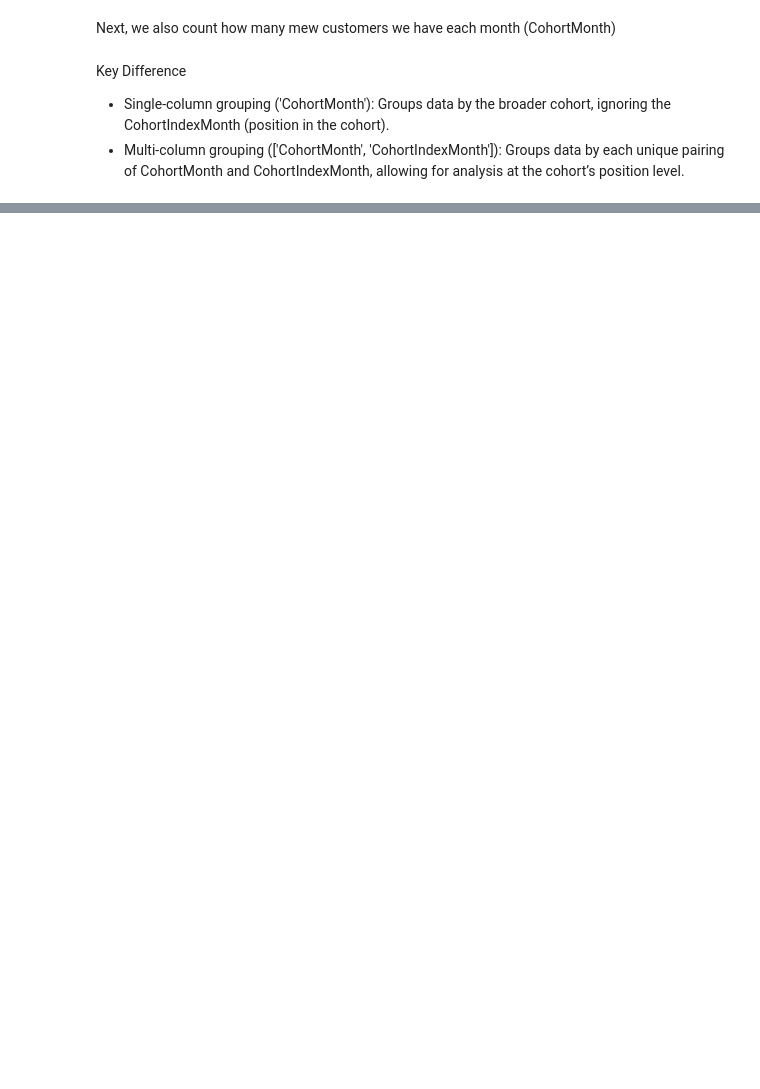
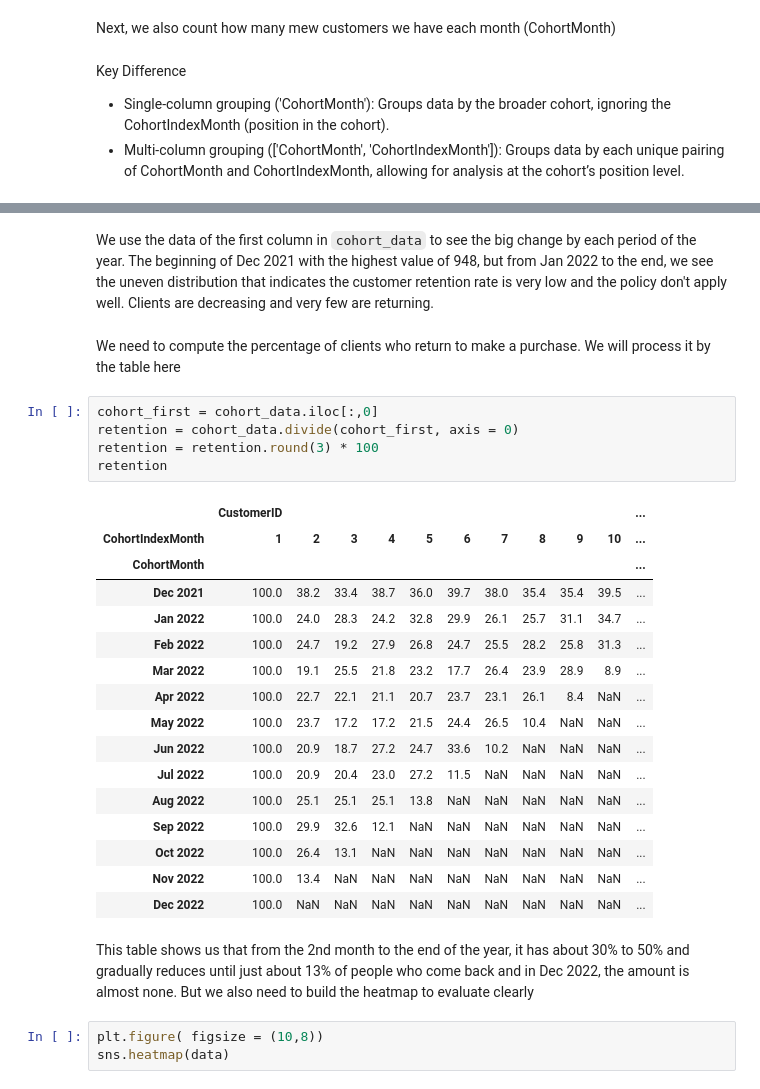
Before and after one commit to VietAnhNgg/Customer_Retention, a Jupyter notebook: CRR.ipynb, the cells around one changed output, grey strips where cells are left out. Saved outputs shown, nothing was run; the diff lists cells and outputs as text; blank space fills up the shorter version.

```diff
--- a/CRR.ipynb
+++ b/CRR.ipynb
@@ -350,0 +373,31 @@ Name: CustomerID, Length: 91, dtype: int64
+# %% [markdown]
+We use the data of the first column in `cohort_data` to see the big change by each period of the year. The beginning of Dec 2021 with the highest value of 948, but from Jan 2022 to the end, we see the uneven distribution that indicates the customer retention rate is very low and the policy don't apply well. Clients are decreasing and very few are returning.
+# %% [markdown]
+We need to compute the percentage of clients who return to make a purchase. We will process it by the table here
+# %%
+cohort_first = cohort_data.iloc[:,0]
+retention = cohort_data.divide(cohort_first, axis = 0)
+retention = retention.round(3) * 100
+retention
+# %% [output]
+|  | CustomerID |  |  |  |  |  |  |  |  |  | ... |
+| CohortIndexMonth | 1 | 2 | 3 | 4 | 5 | 6 | 7 | 8 | 9 | 10 | ... |
+| CohortMonth |  |  |  |  |  |  |  |  |  |  | ... |
+| Dec 2021 | 100.0 | 38.2 | 33.4 | 38.7 | 36.0 | 39.7 | 38.0 | 35.4 | 35.4 | 39.5 | ... |
+| Jan 2022 | 100.0 | 24.0 | 28.3 | 24.2 | 32.8 | 29.9 | 26.1 | 25.7 | 31.1 | 34.7 | ... |
+| Feb 2022 | 100.0 | 24.7 | 19.2 | 27.9 | 26.8 | 24.7 | 25.5 | 28.2 | 25.8 | 31.3 | ... |
+| Mar 2022 | 100.0 | 19.1 | 25.5 | 21.8 | 23.2 | 17.7 | 26.4 | 23.9 | 28.9 | 8.9 | ... |
+| Apr 2022 | 100.0 | 22.7 | 22.1 | 21.1 | 20.7 | 23.7 | 23.1 | 26.1 | 8.4 | NaN | ... |
+| May 2022 | 100.0 | 23.7 | 17.2 | 17.2 | 21.5 | 24.4 | 26.5 | 10.4 | NaN | NaN | ... |
+| Jun 2022 | 100.0 | 20.9 | 18.7 | 27.2 | 24.7 | 33.6 | 10.2 | NaN | NaN | NaN | ... |
+| Jul 2022 | 100.0 | 20.9 | 20.4 | 23.0 | 27.2 | 11.5 | NaN | NaN | NaN | NaN | ... |
+| Aug 2022 | 100.0 | 25.1 | 25.1 | 25.1 | 13.8 | NaN | NaN | NaN | NaN | NaN | ... |
+| Sep 2022 | 100.0 | 29.9 | 32.6 | 12.1 | NaN | NaN | NaN | NaN | NaN | NaN | ... |
+| Oct 2022 | 100.0 | 26.4 | 13.1 | NaN | NaN | NaN | NaN | NaN | NaN | NaN | ... |
+| Nov 2022 | 100.0 | 13.4 | NaN | NaN | NaN | NaN | NaN | NaN | NaN | NaN | ... |
+| Dec 2022 | 100.0 | NaN | NaN | NaN | NaN | NaN | NaN | NaN | NaN | NaN | ... |
+# %% [markdown]
+This table shows us that from the 2nd month to the end of the year, it has about 30% to 50% and gradually reduces until just about 13% of people who come back and in Dec 2022, the amount is almost none. But we also need to build the heatmap to evaluate clearly
+# %%
+plt.figure( figsize = (10,8))
+sns.heatmap(data)
```
Also changed, not shown: parts of 7 cells of this notebook.
